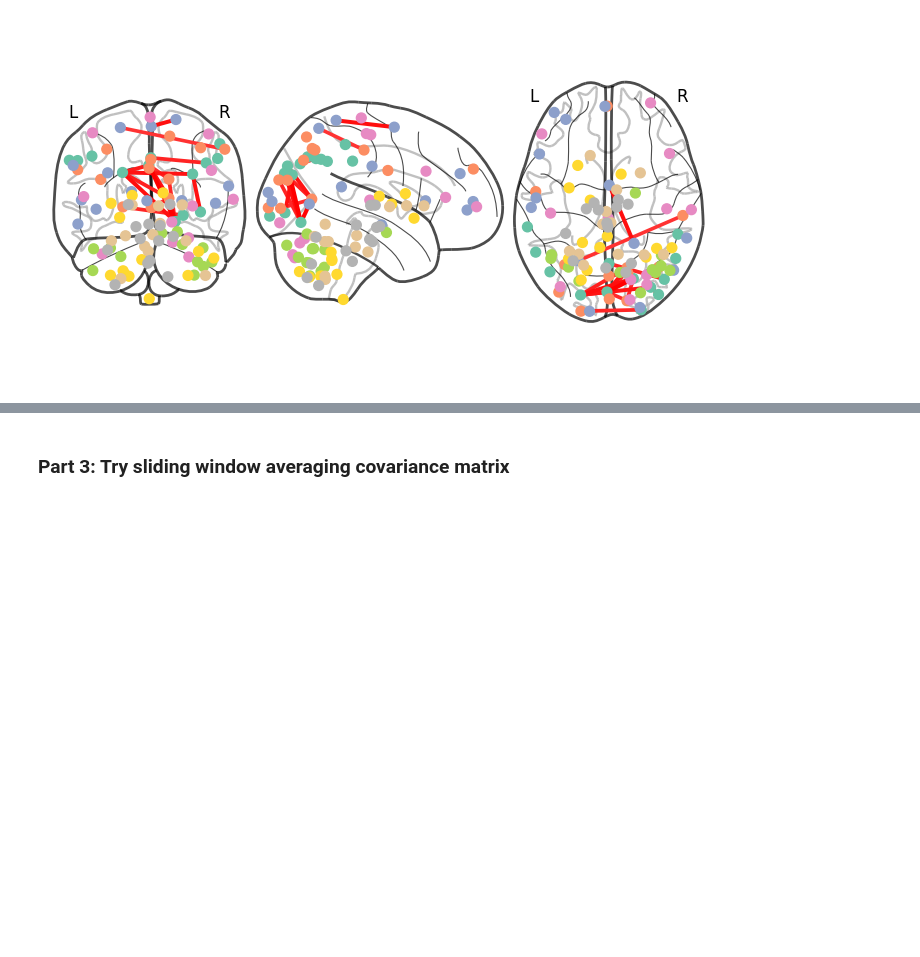
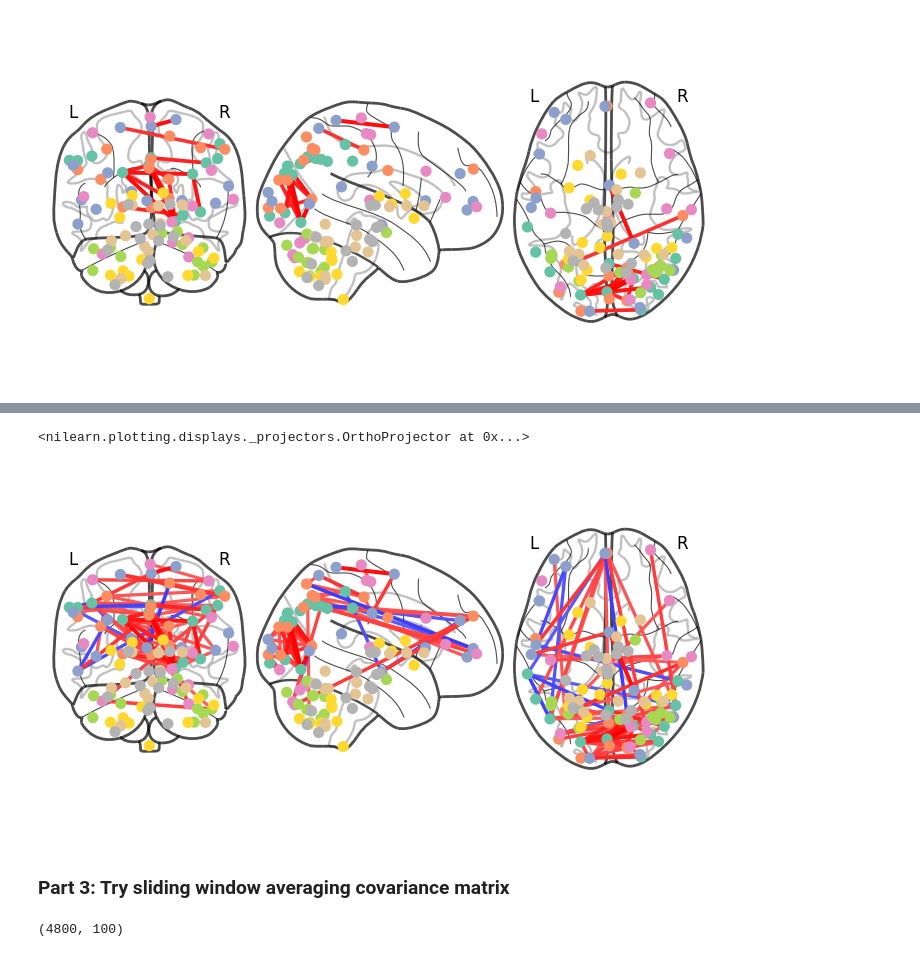
Before and after one commit to vickyli1015/DSC180-Functional-Connectivity-Project, a Jupyter notebook: anastasiya.ipynb, the cells around one changed output, grey strips where cells are left out. Cells and saved outputs as stored; diff of their text form; code cells hidden in the pictures; blank space fills up the shorter version.

```diff
--- a/anastasiya.ipynb
+++ b/anastasiya.ipynb
@@ -16,7 +16,7 @@ def data_uploader(file_path):
     return np.loadtxt(file_path)
 # %%
 paths_100 = [make_path(i) for i in sub_list]
-sub_data = [data_uploader(path) for path in paths_100]
+sub_data = [np.loadtxt(path) for path in paths_100]
 # %% [markdown]
 ### One Subject
 # %%
@@ -231,0 +223,7 @@ np.int64(102)
+# %%
+# If it is a string it must finish with a percent sign, e.g. “25.3%”,
+# and only the edges with a abs(value) above the given percentile will be shown.
+plotting.plot_connectome(combined_covariance, atlas_coords, edge_threshold="98.7%")
+# %% [output]
+<nilearn.plotting.displays._projectors.OrthoProjector at 0x...>
+[figure, added]
@@ -232,2 +232,6 @@ np.int64(102)
 # %% [markdown]
 ### Part 3: Try sliding window averaging covariance matrix
+# %%
+data.shape
+# %% [output]
+(4800, 100)
```
Also changed, not shown: parts of 28 cells of this notebook.
